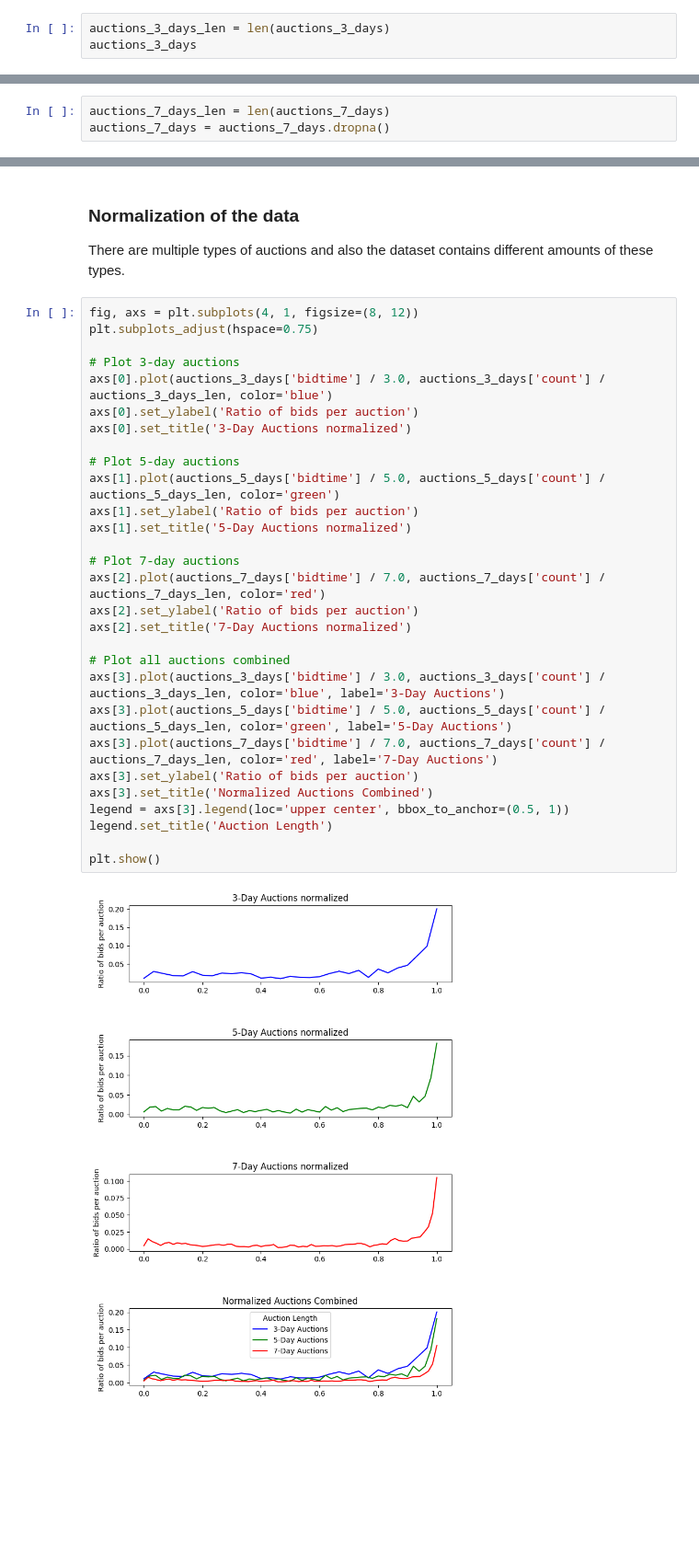
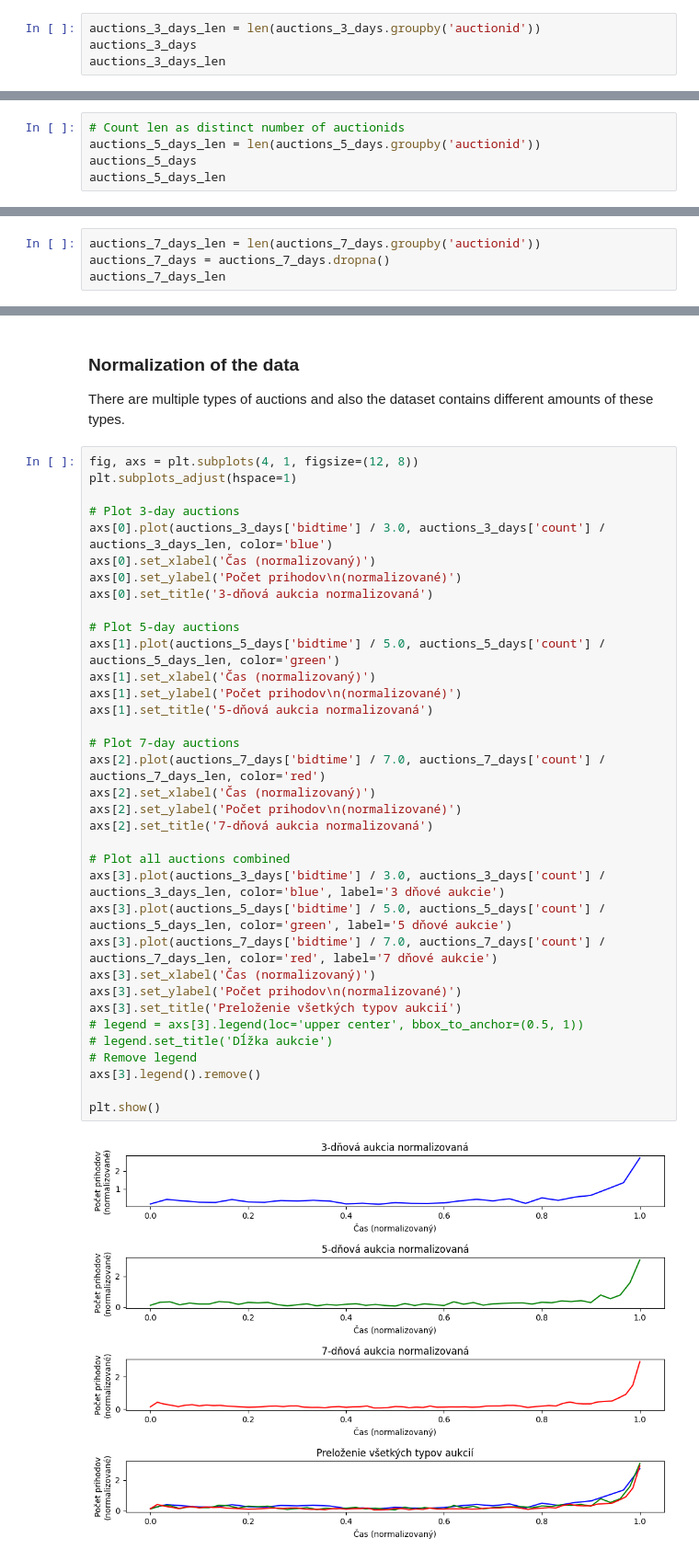
Before and after one commit to findraj/Auction-Dynamics-Simulation, a Jupyter notebook: analysis/ebay/ebay.ipynb, the cells around one changed output, grey strips where cells are left out. Shown: that part at 92% size. Drawn from its saved outputs; the diff is of its cells as text; blank space fills up the shorter version.

```diff
--- a/analysis/ebay/ebay.ipynb
+++ b/analysis/ebay/ebay.ipynb
@@ -98,6 +138,7 @@ auctions_7_days = ebay_df.where(ebay_df['auction_type'].str.contains("7 day auct
 # %%
 auctions_3_days = auctions_3_days.dropna()
 # %%
-auctions_3_days_len = len(auctions_3_days)
+auctions_3_days_len = len(auctions_3_days.groupby('auctionid'))
 auctions_3_days
+auctions_3_days_len
 # %% [output]
@@ -135,0 +148,5 @@ auctions_5_days
+# %%
+# Count len as distinct number of auctionids
+auctions_5_days_len = len(auctions_5_days.groupby('auctionid'))
+auctions_5_days
+auctions_5_days_len
@@ -136,3 +155,4 @@ auctions_5_days
 # %%
-auctions_7_days_len = len(auctions_7_days)
+auctions_7_days_len = len(auctions_7_days.groupby('auctionid'))
 auctions_7_days = auctions_7_days.dropna()
+auctions_7_days_len
@@ -184,33 +212,39 @@ plt.show()
 ### Normalization of the data
 There are multiple types of auctions and also the dataset contains different amounts of these types.
 # %%
-fig, axs = plt.subplots(4, 1, figsize=(8, 12))
-plt.subplots_adjust(hspace=0.75)
+fig, axs = plt.subplots(4, 1, figsize=(12, 8))
+plt.subplots_adjust(hspace=1)
 
 # Plot 3-day auctions
 axs[0].plot(auctions_3_days['bidtime'] / 3.0, auctions_3_days['count'] / auctions_3_days_len, color='blue')
-axs[0].set_ylabel('Ratio of bids per auction')
-axs[0].set_title('3-Day Auctions normalized')
+axs[0].set_xlabel('Čas (normalizovaný)')
+axs[0].set_ylabel('Počet prihodov\n(normalizované)')
+axs[0].set_title('3-dňová aukcia normalizovaná')
 
 # Plot 5-day auctions
 axs[1].plot(auctions_5_days['bidtime'] / 5.0, auctions_5_days['count'] / auctions_5_days_len, color='green')
-axs[1].set_ylabel('Ratio of bids per auction')
-axs[1].set_title('5-Day Auctions normalized')
+axs[1].set_xlabel('Čas (normalizovaný)')
+axs[1].set_ylabel('Počet prihodov\n(normalizované)')
+axs[1].set_title('5-dňová aukcia normalizovaná')
 
 # Plot 7-day auctions
 axs[2].plot(auctions_7_days['bidtime'] / 7.0, auctions_7_days['count'] / auctions_7_days_len, color='red')
-axs[2].set_ylabel('Ratio of bids per auction')
-axs[2].set_title('7-Day Auctions normalized')
+axs[2].set_xlabel('Čas (normalizovaný)')
+axs[2].set_ylabel('Počet prihodov\n(normalizované)')
+axs[2].set_title('7-dňová aukcia normalizovaná')
 
 # Plot all auctions combined
-axs[3].plot(auctions_3_days['bidtime'] / 3.0, auctions_3_days['count'] / auctions_3_days_len, color='blue', label='3-Day Auctions')
-axs[3].plot(auctions_5_days['bidtime'] / 5.0, auctions_5_days['count'] / auctions_5_days_len, color='green', label='5-Day Auctions')
-axs[3].plot(auctions_7_days['bidtime'] / 7.0, auctions_7_days['count'] / auctions_7_days_len, color='red', label='7-Day Auctions')
-axs[3].set_ylabel('Ratio of bids per auction')
-axs[3].set_title('Normalized Auctions Combined')
-legend = axs[3].legend(loc='upper center', bbox_to_anchor=(0.5, 1))
-legend.set_title('Auction Length')
+axs[3].plot(auctions_3_days['bidtime'] / 3.0, auctions_3_days['count'] / auctions_3_days_len, color='blue', label='3 dňové aukcie')
+axs[3].plot(auctions_5_days['bidtime'] / 5.0, auctions_5_days['count'] / auctions_5_days_len, color='green', label='5 dňové aukcie')
+axs[3].plot(auctions_7_days['bidtime'] / 7.0, auctions_7_days['count'] / auctions_7_days_len, color='red', label='7 dňové aukcie')
+axs[3].set_xlabel('Čas (normalizovaný)')
+axs[3].set_ylabel('Počet prihodov\n(normalizované)')
+axs[3].set_title('Preloženie všetkých typov aukcií')
+# legend = axs[3].legend(loc='upper center', bbox_to_anchor=(0.5, 1))
+# legend.set_title('Dĺžka aukcie')
+# Remove legend
+axs[3].legend().remove()
 
 plt.show()
 # %% [output]
-[figure, old version]
+[figure, new version]
```
Also changed, not shown: parts of 6 cells of this notebook.
